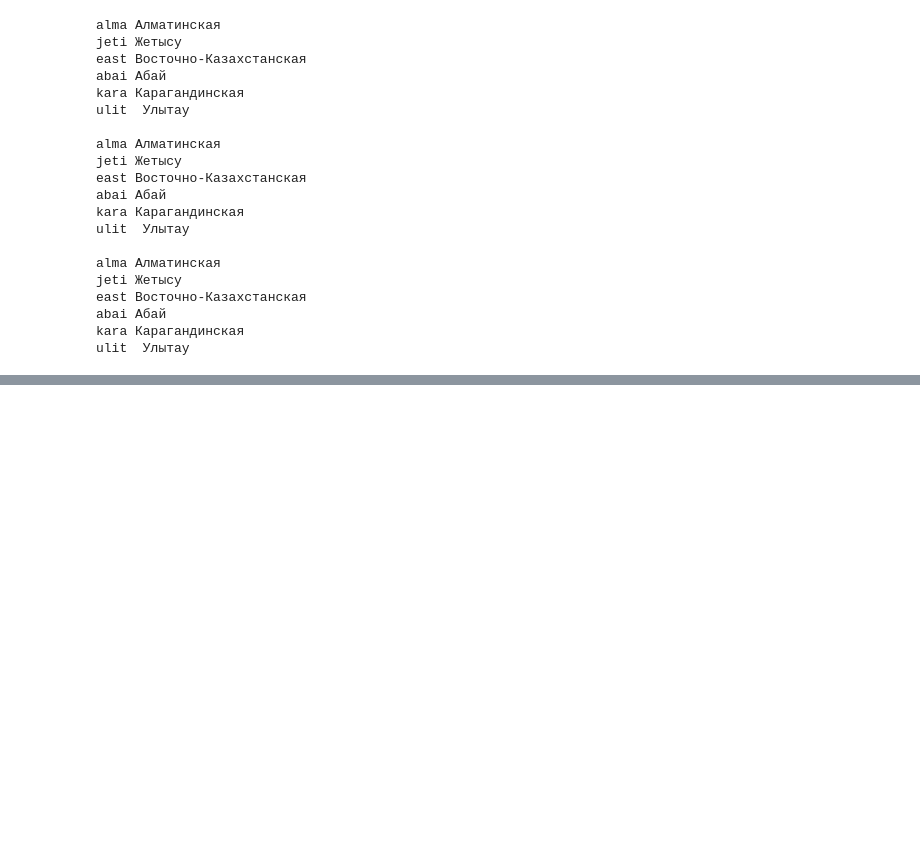
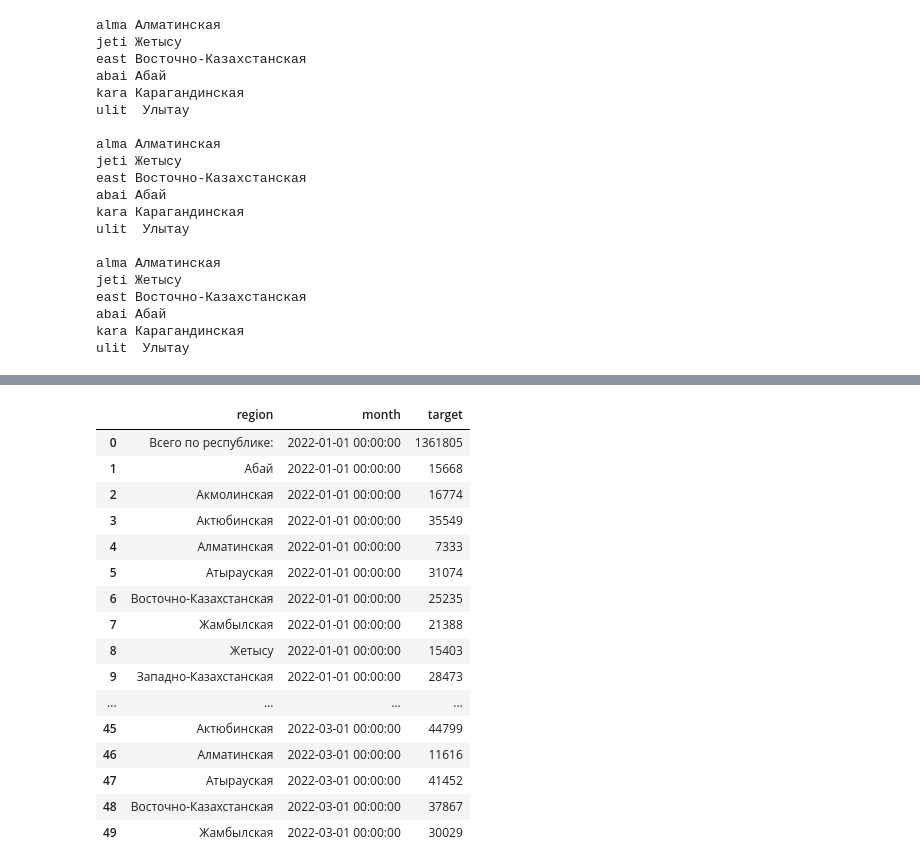
Before and after one commit to nikitalarkin/deposit_pet_kz, a Jupyter notebook: etl/group_target.ipynb, the cells around one changed output, grey strips where cells are left out. Saved outputs shown, nothing was run; the diff lists cells and outputs as text; code cells hidden in the pictures; blank space fills up the shorter version.

```diff
--- a/etl/group_target.ipynb
+++ b/etl/group_target.ipynb
@@ -193,14 +193,26 @@ df23 = df23.iloc[:21, :]
 df24 = df24.iloc[:21, :]
 df25 = df25.iloc[:21, :]
 # %%
-months = ['region', 'jan', 'feb', 'mar', 'apr', 'may', 'jun', 'jul', 'aug', 'sep', 'oct', 'nov', 'dec']
-df22.columns = months
-df23.columns = months
-df24.columns = months
-df25.columns = months[:-1]
+months = ['1', '2', '3', '4', '5', '6', '7', '8', '9', '10', '11', '12']
+dates22 = pd.to_datetime(
+    [f'2022-{m}-01' for m in months]
+).insert(0, 'region')
+dates23 = pd.to_datetime(
+    [f'2023-{m}-01' for m in months]
+).insert(0, 'region')
+dates24 = pd.to_datetime(
+    [f'2024-{m}-01' for m in months]
+).insert(0, 'region')
+dates25 = pd.to_datetime(
+    [f'2025-{m}-01' for m in months]
+).insert(0, 'region')
+df22.columns = dates22
+df23.columns = dates23
+df24.columns = dates24
+df25.columns = dates25[:-1]
 # %%
 def to_long(df, year):
-    return df.melt(id_vars=['region'], var_name='month', value_name='target').assign(year=year)
+    return df.melt(id_vars=['region'], var_name='month', value_name='target')
 
 df22 = to_long(df22, 2022)
 df23 = to_long(df23, 2023)
@@ -215,0 +228,20 @@ target_df.to_csv('target_df')
+# %%
+target_df.head(500)
+# %% [output]
+|  | region | month | target |
+| 0 | Всего по республике: | 2022-01-01 00:00:00 | 1361805 |
+| 1 | Абай | 2022-01-01 00:00:00 | 15668 |
+| 2 | Акмолинская | 2022-01-01 00:00:00 | 16774 |
+| 3 | Актюбинская | 2022-01-01 00:00:00 | 35549 |
+| 4 | Алматинская | 2022-01-01 00:00:00 | 7333 |
+| 5 | Атырауская | 2022-01-01 00:00:00 | 31074 |
+| 6 | Восточно-Казахстанская | 2022-01-01 00:00:00 | 25235 |
+| 7 | Жамбылская | 2022-01-01 00:00:00 | 21388 |
+| 8 | Жетысу | 2022-01-01 00:00:00 | 15403 |
+| 9 | Западно-Казахстанская | 2022-01-01 00:00:00 | 28473 |
+| ... | ... | ... | ... |
+| 45 | Актюбинская | 2022-03-01 00:00:00 | 44799 |
+| 46 | Алматинская | 2022-03-01 00:00:00 | 11616 |
+| 47 | Атырауская | 2022-03-01 00:00:00 | 41452 |
+| 48 | Восточно-Казахстанская | 2022-03-01 00:00:00 | 37867 |
+| 49 | Жамбылская | 2022-03-01 00:00:00 | 30029 |
```
Also changed, not shown: parts of 1 cell of this notebook, 8 other files.
